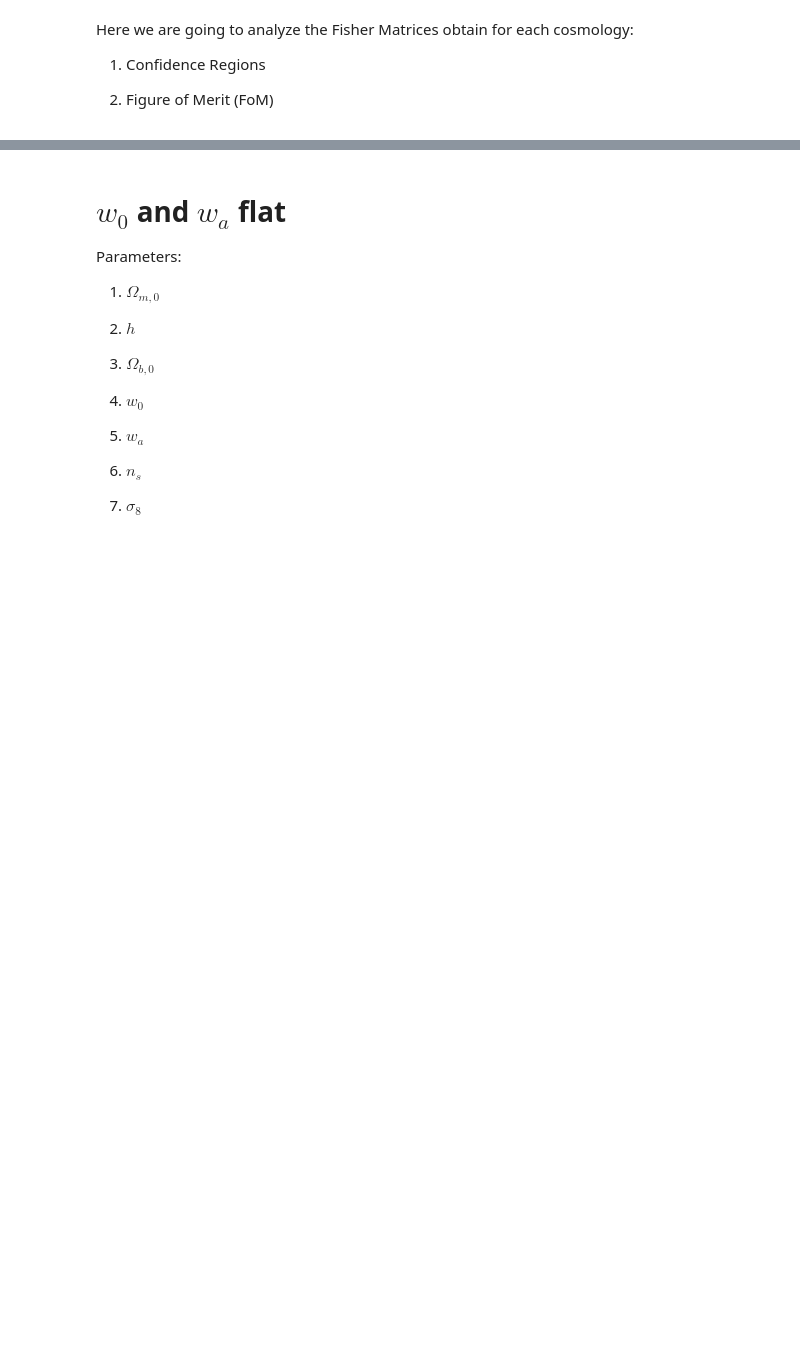
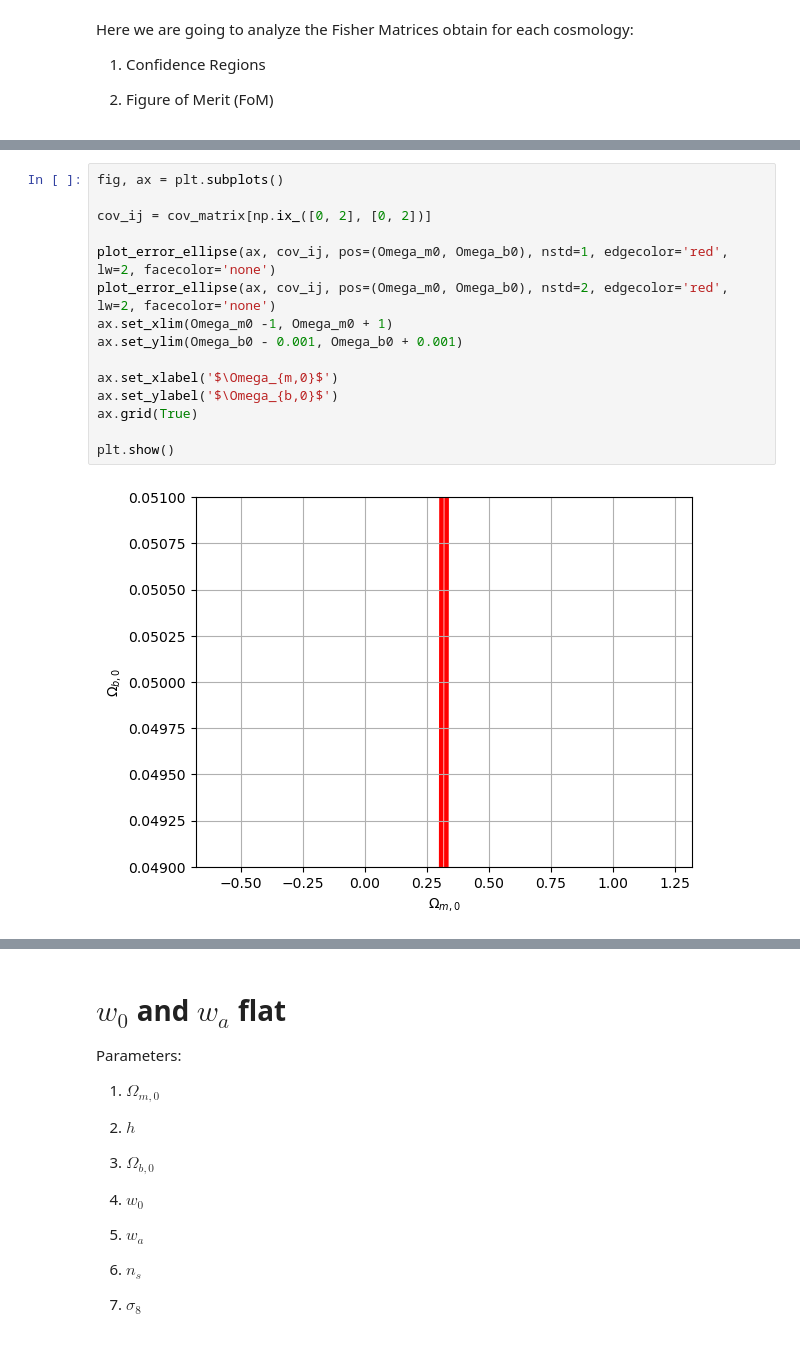
Before and after one commit to XimePS/Fisher_Matrix_WL, a Jupyter notebook: Confidence regions.ipynb, the cells around one changed output, grey strips where cells are left out. Cells and saved outputs as stored; diff of their text form; blank space fills up the shorter version.

```diff
--- a/Confidence regions.ipynb
+++ b/Confidence regions.ipynb
@@ -40,0 +105,17 @@ Fi_S_F = np.array([[5539174.68302178, 6547487.58749152, 1168793.55054772,
+# %%
+fig, ax = plt.subplots()
+
+cov_ij = cov_matrix[np.ix_([0, 2], [0, 2])]
+
+plot_error_ellipse(ax, cov_ij, pos=(Omega_m0, Omega_b0), nstd=1, edgecolor='red', lw=2, facecolor='none')
+plot_error_ellipse(ax, cov_ij, pos=(Omega_m0, Omega_b0), nstd=2, edgecolor='red', lw=2, facecolor='none')
+ax.set_xlim(Omega_m0 -1, Omega_m0 + 1)
+ax.set_ylim(Omega_b0 - 0.001, Omega_b0 + 0.001)
+
+ax.set_xlabel('$\Omega_{m,0}$')
+ax.set_ylabel('$\Omega_{b,0}$')
+ax.grid(True)
+
+plt.show()
+# %% [output]
+[figure, added]
```
Also changed, not shown: parts of 15 cells of this notebook, 2 other files.
